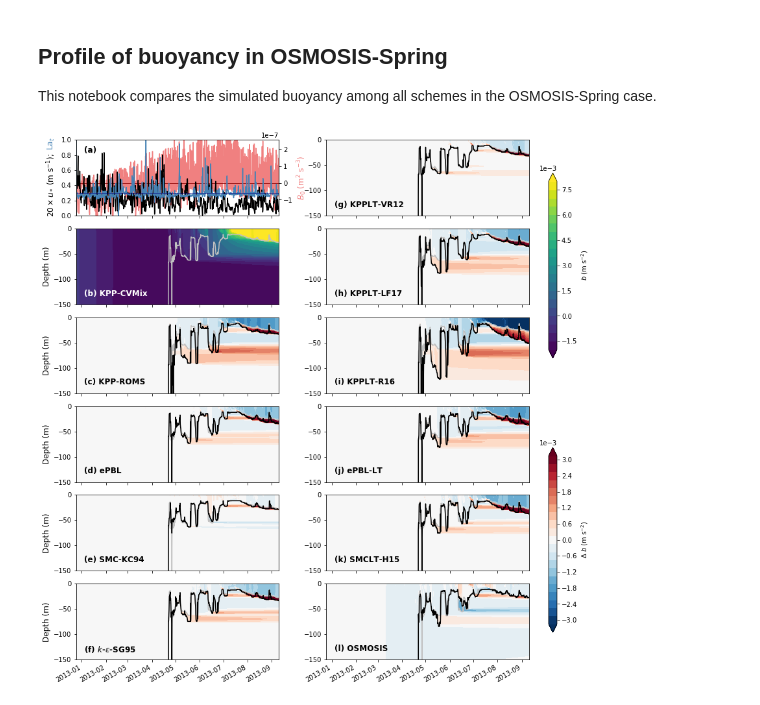
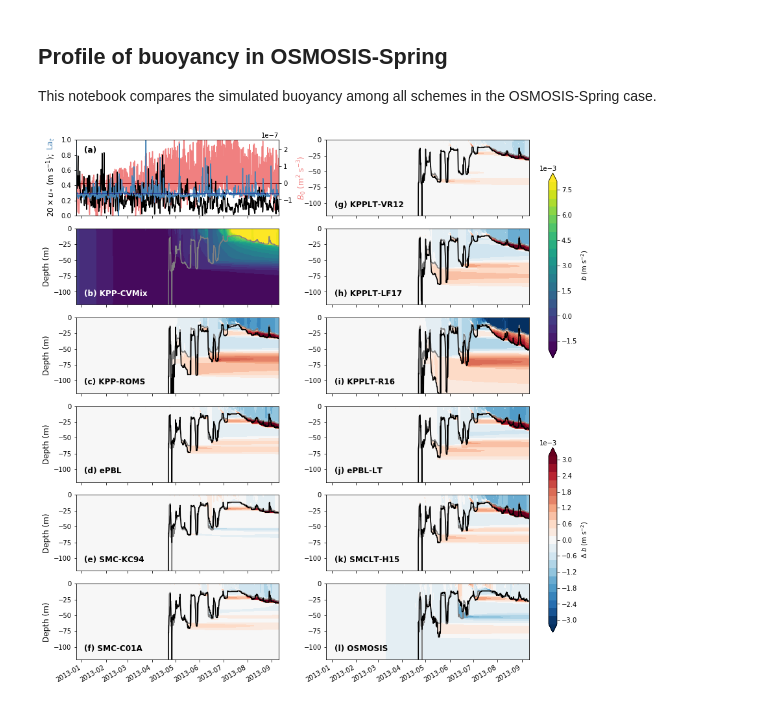
Before and after one commit to qingli411/gotmwork, a Jupyter notebook: visualization/examples/Profile_OSMOSIS_spring.ipynb, the cells around one changed output. Cells and saved outputs as stored; diff of their text form; code cells hidden in the pictures.

Commit message:
Update figures in examples

```diff
--- a/visualization/examples/Profile_OSMOSIS_spring.ipynb
+++ b/visualization/examples/Profile_OSMOSIS_spring.ipynb
@@ -22,7 +22,8 @@ turbmethod_list = ['KPP-CVMix',
                    'EPBL-RL19',
                    'SMC',
                    'SMCLT',
-                   'K-EPSILON-SG',
+#                    'K-EPSILON-SG',
+                   'SMC-C01A',
                    'OSMOSIS']
 legend_list = ['KPP-CVMix',
                'KPP-ROMS',
@@ -33,7 +34,8 @@ legend_list = ['KPP-CVMix',
                'ePBL-LT',
                'SMC-KC94',
                'SMCLT-H15',
-               '$k$-$\epsilon$-SG95',
+#                '$k$-$\epsilon$-SG95',
+               'SMC-C01A',
                'OSMOSIS']
 dir_in = os.environ['GOTMRUN_ROOT']+'/TEST_RES_dampV_5d_r4'
 dir_out = os.environ['GOTMFIG_ROOT']+'/TEST_RES_dampV_5d_r4'
@@ -47,12 +49,12 @@ label_str = r'$b$ (m s$^{-2}$)'
 c_max = 8e-3
 c_min = -2e-3
 d_max = 3e-3
-depth = -150
+depth = -120
 # location of legend
 xloc = 0.04
 yloc = 0.2
 # output figure
-figformat = 'pdf'
+figformat = 'png'
 # %%
  # input data directory
 dataroot = dir_in+'/'+case
@@ -138,7 +140,7 @@ im0 = axarr[m, n].contourf(dttime0, z0, np.transpose(fld0), levels0,
                            extend='both', cmap='viridis')
 axarr[m, n].set_ylabel('Depth (m)', fontsize=12)
 axarr[m, n].set_ylim([depth, 0])
-axarr[m, n].plot(dttime0, -mld0, color='silver', linewidth=1.5)
+axarr[m, n].plot(dttime0, -mld0, color='gray', linewidth=1.5)
 axarr[m, n].text(xloc, yloc, labels_2col[0]+' '+legend_list[0],
                  transform=axarr[m, n].transAxes, color='white',
                  fontsize=12, fontweight='bold', va='top')
@@ -164,37 +166,37 @@ for i in np.arange(nm-1):
     if n == 0:
         axarr[m, n].set_ylabel('Depth (m)', fontsize=12)
     axarr[m, n].set_ylim([depth, 0])
-    axarr[m, n].plot(dttime0, -mld0, color='silver', linewidth=1.5)
+    axarr[m, n].plot(dttime0, -mld0, color='gray', linewidth=1.5)
     axarr[m, n].plot(dttime0, -mld1, color='black', linewidth=1.5)
     axarr[m, n].text(xloc, yloc, labels_2col[j]+' '+legend_list[j],
                      transform=axarr[m, n].transAxes, fontsize=12,
                      fontweight='bold', va='top')
 
  # reduce margin
 plt.tight_layout()
 
 # auto adjust the x-axis label
 plt.gcf().autofmt_xdate()
 
 plt.subplots_adjust(bottom=0.075, right=0.88)
 cax0 = plt.axes([0.83, 0.55, 0.1, 0.4])
 cax0.set_visible(False)
 cb0 = plt.colorbar(im0, ax=cax0)
 cb0.formatter.set_powerlimits((-2, 2))
 cb0.update_ticks()
 cb0.set_label(label_str)
 cax1 = plt.axes([0.83, 0.08, 0.1, 0.4])
 cax1.set_visible(False)
 cb1 = plt.colorbar(im1, ax=cax1, ticks=cb_ticks)
 cb1.formatter.set_powerlimits((-2, 2))
 cb1.update_ticks()
 cb1.set_label(r'$\Delta$ '+label_str)
 
 # save figure
 figname = figdir+'/pfl_tm_'+var+'_osmosis_spring.'+figformat
 plt.savefig(figname, dpi = 300)
 
 # # close figure
 # plt.close()
 # %% [output]
-[figure, old version]
+[figure, new version]
```
Also changed, not shown: 10 other files.
